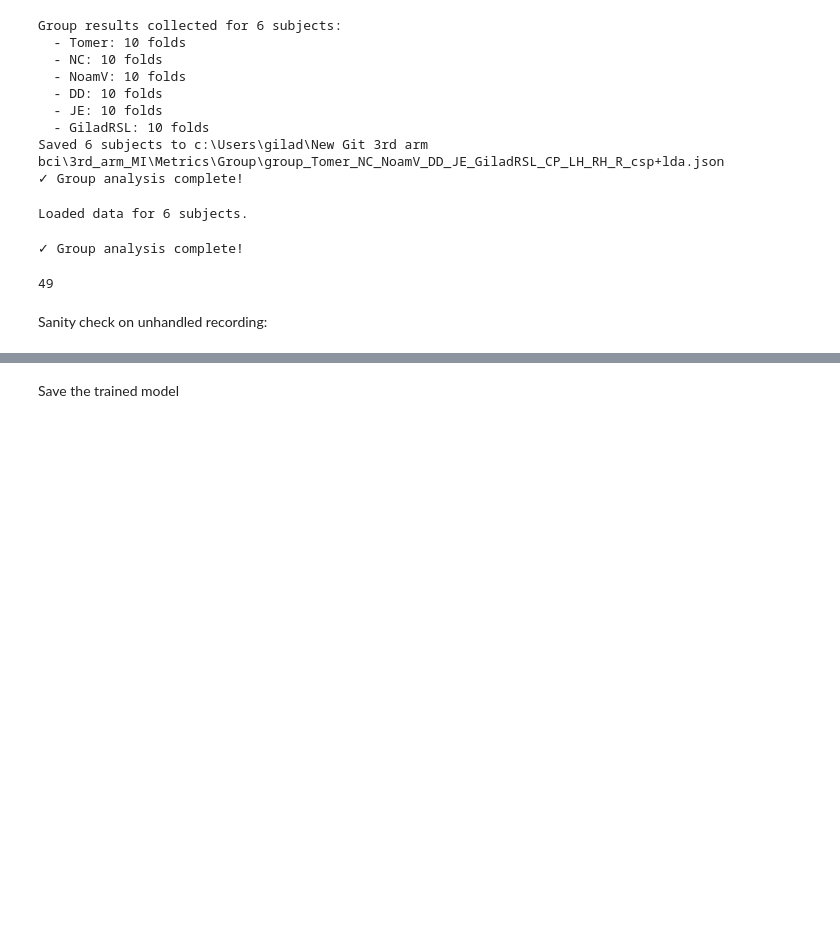
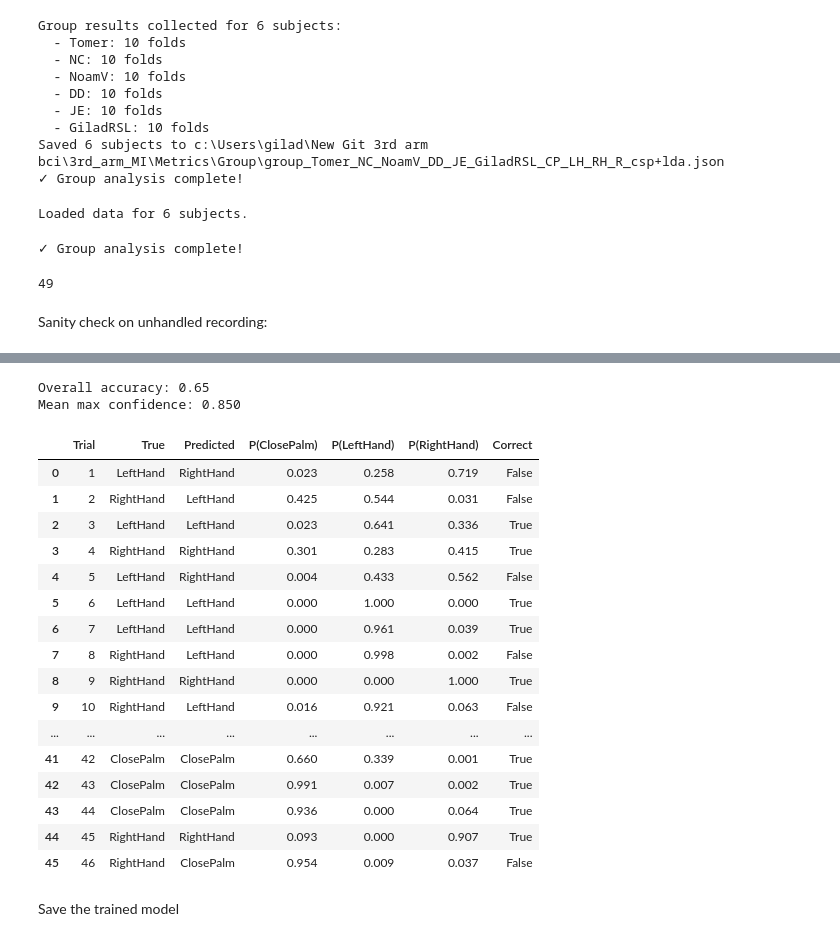
Before and after one commit to Giladsc/3rd_arm_MI, a Jupyter notebook: notebooks/Main_Experiment.ipynb, the cells around one changed output, grey strips where cells are left out. Cells and saved outputs as stored; diff of their text form; code cells hidden in the pictures; blank space fills up the shorter version.

```diff
--- a/notebooks/Main_Experiment.ipynb
+++ b/notebooks/Main_Experiment.ipynb
@@ -586,3 +622,60 @@ plot_average_confusion_fixed_cv(confusion_matrices_per_window, w_times, t_start=
+# %%
+# --- Mean probability matrix: true class vs predicted probability ---
+unique_classes = list(class_names)
+mean_prob_matrix = np.zeros((len(unique_classes), len(unique_classes)))
+for i, true_class in enumerate(unique_classes):
+    mask = actual_events == true_class
+    if mask.sum() > 0:
+        mean_prob_matrix[i] = lr_probs[mask].mean(axis=0)
+
+fig, ax = plt.subplots(figsize=(6, 5))
+im = ax.imshow(mean_prob_matrix, cmap='RdYlGn', vmin=0, vmax=1)
+for i in range(len(unique_classes)):
+    for j in range(len(unique_classes)):
+        ax.text(j, i, f'{mean_prob_matrix[i, j]:.2f}', ha='center', va='center',
+                color='black' if mean_prob_matrix[i, j] > 0.3 else 'white', fontsize=11)
+ax.set_xticks(range(len(unique_classes)))
+ax.set_xticklabels(unique_classes, rotation=45, ha='right')
+ax.set_yticks(range(len(unique_classes)))
+ax.set_yticklabels(unique_classes)
+ax.set_xlabel('Predicted Class (mean probability)')
+ax.set_ylabel('True Class')
+ax.set_title('Mean Prediction Probability by True Class')
+fig.colorbar(im, ax=ax, label='Mean Probability')
+plt.tight_layout()
+
+# --- Per-trial summary table ---
+rows = []
+for i in range(len(actual_events)):
+    row = {'Trial': i+1, 'True': actual_events[i], 'Predicted': prediction[i]}
+    for j, cls in enumerate(class_names):
+        row[f'P({cls})'] = f'{lr_probs[i, j]:.3f}'
+    row['Correct'] = actual_events[i] == prediction[i]
+    rows.append(row)
+df = pd.DataFrame(rows)
+print(f"Overall accuracy: {np.mean(actual_events == prediction):.2f}")
+print(f"Mean max confidence: {lr_probs.max(axis=1).mean():.3f}")
+df
+# %% [output]
+Overall accuracy: 0.65
+Mean max confidence: 0.850
+|  | Trial | True | Predicted | P(ClosePalm) | P(LeftHand) | P(RightHand) | Correct |
+| 0 | 1 | LeftHand | RightHand | 0.023 | 0.258 | 0.719 | False |
+| 1 | 2 | RightHand | LeftHand | 0.425 | 0.544 | 0.031 | False |
+| 2 | 3 | LeftHand | LeftHand | 0.023 | 0.641 | 0.336 | True |
+| 3 | 4 | RightHand | RightHand | 0.301 | 0.283 | 0.415 | True |
+| 4 | 5 | LeftHand | RightHand | 0.004 | 0.433 | 0.562 | False |
+| 5 | 6 | LeftHand | LeftHand | 0.000 | 1.000 | 0.000 | True |
+| 6 | 7 | LeftHand | LeftHand | 0.000 | 0.961 | 0.039 | True |
+| 7 | 8 | RightHand | LeftHand | 0.000 | 0.998 | 0.002 | False |
+| 8 | 9 | RightHand | RightHand | 0.000 | 0.000 | 1.000 | True |
+| 9 | 10 | RightHand | LeftHand | 0.016 | 0.921 | 0.063 | False |
+| ... | ... | ... | ... | ... | ... | ... | ... |
+| 41 | 42 | ClosePalm | ClosePalm | 0.660 | 0.339 | 0.001 | True |
+| 42 | 43 | ClosePalm | ClosePalm | 0.991 | 0.007 | 0.002 | True |
+| 43 | 44 | ClosePalm | ClosePalm | 0.936 | 0.000 | 0.064 | True |
+| 44 | 45 | RightHand | RightHand | 0.093 | 0.000 | 0.907 | True |
+| 45 | 46 | RightHand | ClosePalm | 0.954 | 0.009 | 0.037 | False |
 # %%
 # Pick the time window with best accuracy
 best_idx = np.argmax(scores_windows[0])
```
Also changed, not shown: parts of 22 cells of this notebook, 4 other files.
